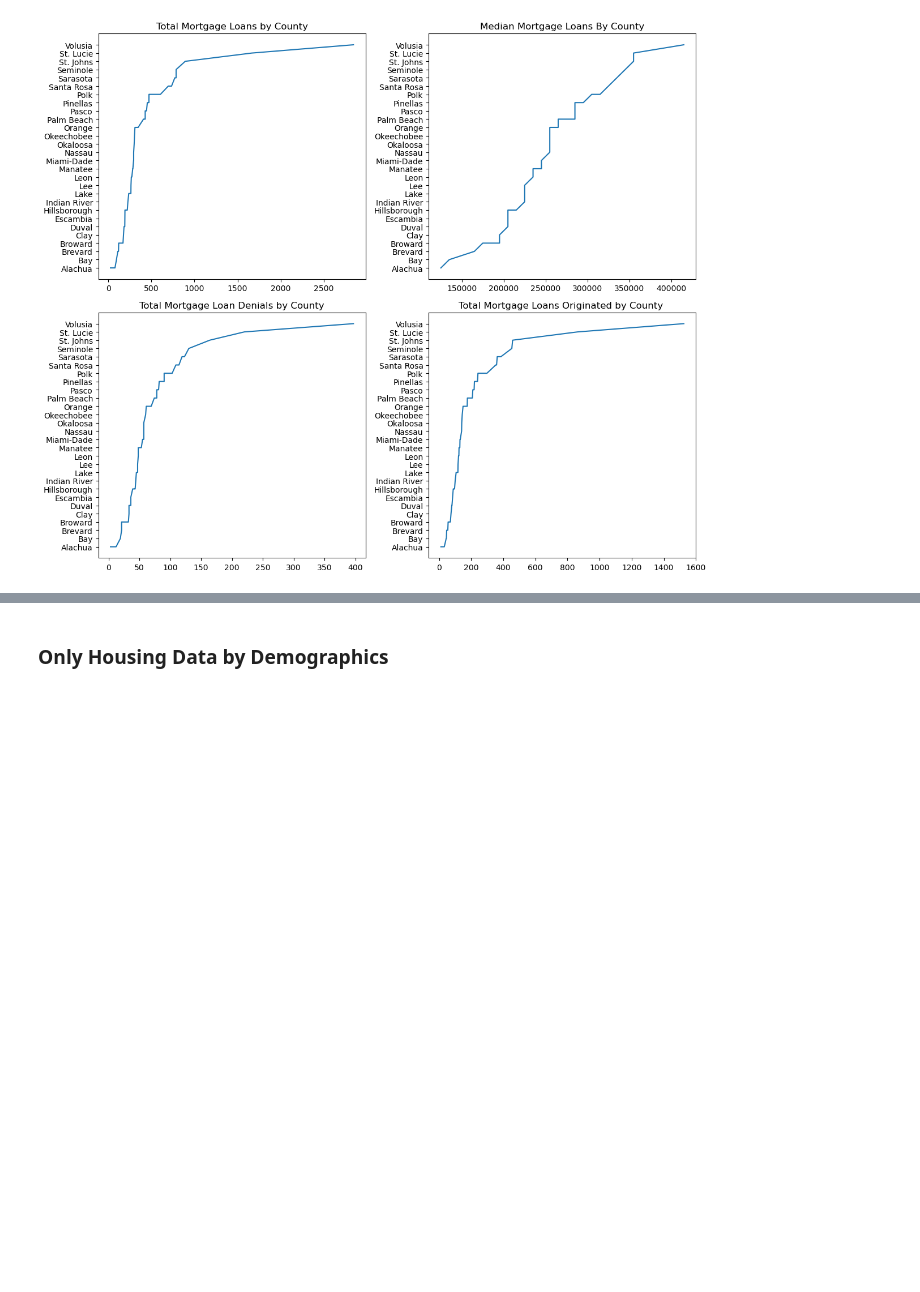
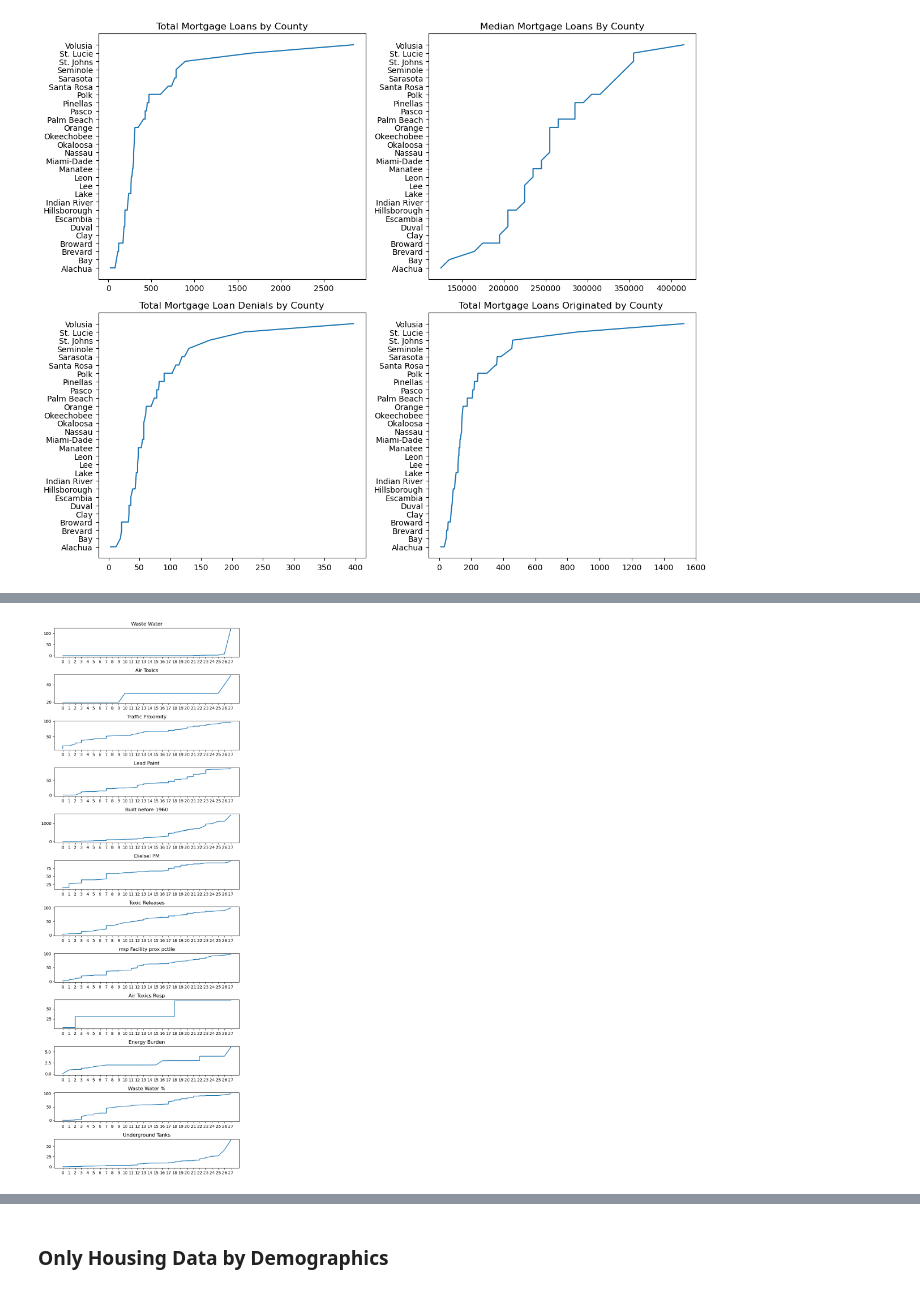
Before and after one commit to datakind/datakit-housing-fall-2024, a Jupyter notebook: challenge-1/challenge1_WCVE/Datakit_Housing_FL_Simple_EDA_WCVE.ipynb, the cells around one changed output, grey strips where cells are left out. Drawn from its saved outputs; the diff is of its cells as text; code cells hidden in the pictures; blank space fills up the shorter version.

```diff
--- a/challenge-1/challenge1_WCVE/Datakit_Housing_FL_Simple_EDA_WCVE.ipynb
+++ b/challenge-1/challenge1_WCVE/Datakit_Housing_FL_Simple_EDA_WCVE.ipynb
@@ -377,0 +469,50 @@ plt.show()
+# %%
+# Create some example data
+x = sorted(full_dataset['county_number'])
+y1 = sorted(full_dataset['wastewater'])
+y2 = sorted(full_dataset['air_toxics_cancer'])
+y3 = sorted(full_dataset['traffic_prox_pctile'])
+y4 = sorted(full_dataset['lead_paint_pctile'])
+y5 = sorted(full_dataset['housing_before_1960'])
+y6 = sorted(full_dataset['diesel_pm_pctile'])
+y7 = sorted(full_dataset['toxic_releases_pctile'])
+y8 = sorted(full_dataset['rmp_facility_prox_pctile'])
+y9 = sorted(full_dataset['air_toxics_resp_pctile'])
+y10 = sorted(full_dataset['energy_burden'])
+y11 = sorted(full_dataset['wastewater_pctile'])
+y12 = sorted(full_dataset['underground_tanks'])
+
+# List of data for each plot
+data = [
+    (y1, 'Waste Water'),
+    (y2, 'Air Toxics'),
+    (y3, 'Traffic Proximity'),
+    (y4, 'Lead Paint'),
+    (y5, 'Built before 1960'),
+    (y6, 'Dielsel PM'),
+    (y7, 'Toxic Releases'),
+    (y8, 'rmp Facility prox pctile'),
+    (y9, 'Air Toxics Resp'),
+    (y10, 'Energy Burden'),
+    (y11, 'Waste Water %'),
+    (y12, 'Underground Tanks')
+]
+
+# Create subplots: 12 rows, 1 column
+fig, axs = plt.subplots(12, 1, figsize=(7, 19))
+
+# Loop through each subplot and plot its corresponding data
+for i, (y, title) in enumerate(data):
+    axs[i].plot(x, y)  # Plot the data for this subplot
+    axs[i].set_title(title)  # Set the title for this subplot
+    axs[i].set_xticks([0, 1, 2, 3, 4, 5, 6, 7, 8, 9, 10, 11, 12, 13, 14, 15, 16, 17, 18, 19, 20, 21, 22, 23, 24, 25, 26, 27])
+
+# Adjust layout to prevent overlap of titles/labels
+plt.tight_layout()
+
+
+# Save the plot in a vector format (PDF or SVG)
+plt.savefig('vertical_subplots_output.pdf', format='pdf')  # or 'svg'
+plt.show()
+# %% [output]
+[figure, added]
```
Also changed, not shown: parts of 16 cells of this notebook.
